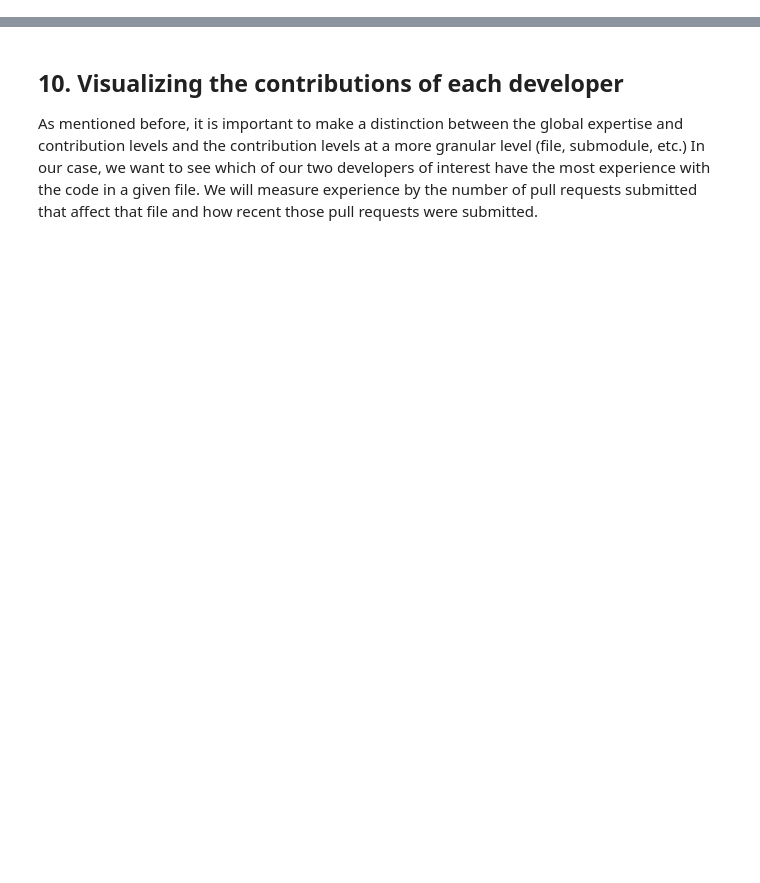
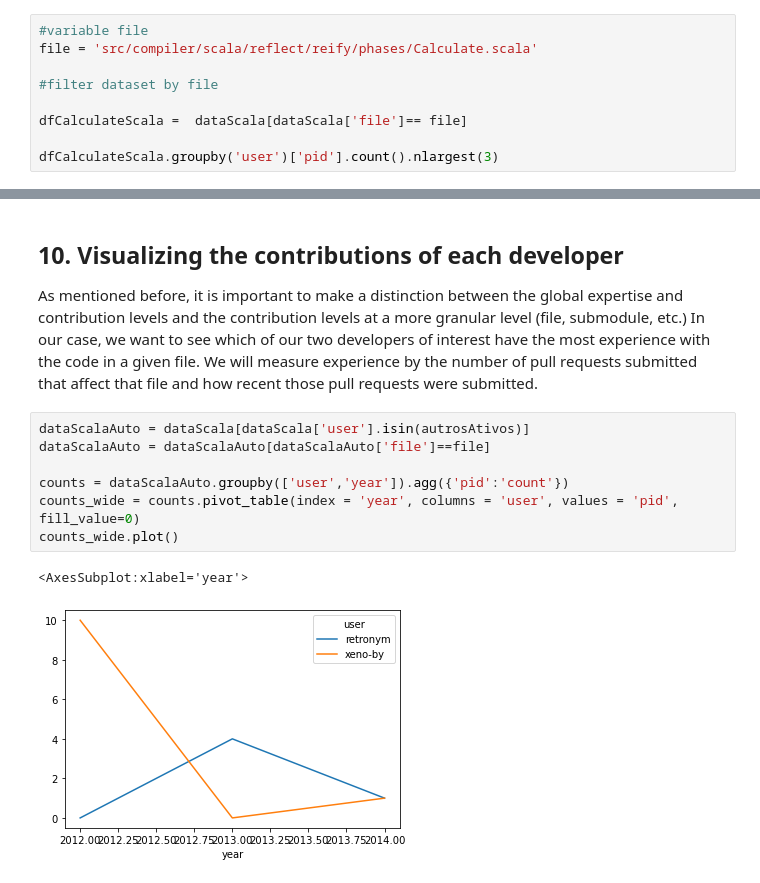
Before and after one commit to MarcMartinezM/PracticasIABigData, a Jupyter notebook: dataFrame/scala/CaseStudy_Scala.ipynb, the cells around one changed output, grey strips where cells are left out. Saved outputs shown, nothing was run; the diff lists cells and outputs as text; blank space fills up the shorter version.

```diff
--- a/dataFrame/scala/CaseStudy_Scala.ipynb
+++ b/dataFrame/scala/CaseStudy_Scala.ipynb
@@ -135,3 +158,12 @@ print(dataScalaUsers['pid'].mean())
 ## 7. Who made the most pull requests to a given file?
 <p>When contributing to a project, we might need some guidance. We might find ourselves needing some information regarding the codebase. It is important direct any questions to the right person. Contributors to open source projects generally have other day jobs, so their time is limited. It is important to address our questions to the right people. One way to identify the right target for our inquiries is by using their contribution history.</p>
 <p>We identified <code>src/compiler/scala/reflect/reify/phases/Calculate.scala</code> as being recently changed. We are interested in the top 3 developers who changed that file. Those developers are the ones most likely to have the best understanding of the code.</p>
+# %%
+#variable file
+file = 'src/compiler/scala/reflect/reify/phases/Calculate.scala'
+
+#filter dataset by file
+
+dfCalculateScala =  dataScala[dataScala['file']== file]
+
+dfCalculateScala.groupby('user')['pid'].count().nlargest(3)
@@ -145,3 +224,13 @@ print(dataScalaUsers['pid'].mean())
 # %% [markdown]
 ## 10. Visualizing the contributions of each developer
 <p>As mentioned before, it is important to make a distinction between the global expertise and contribution levels and the contribution levels at a more granular level (file, submodule, etc.) In our case, we want to see which of our two developers of interest have the most experience with the code in a given file. We will measure experience by the number of pull requests submitted that affect that file and how recent those pull requests were submitted.</p>
+# %%
+dataScalaAuto = dataScala[dataScala['user'].isin(autrosAtivos)]
+dataScalaAuto = dataScalaAuto[dataScalaAuto['file']==file]
+
+counts = dataScalaAuto.groupby(['user','year']).agg({'pid':'count'})
+counts_wide = counts.pivot_table(index = 'year', columns = 'user', values = 'pid', fill_value=0)
+counts_wide.plot()
+# %% [output]
+<AxesSubplot:xlabel='year'>
+[figure, added]
```
Also changed, not shown: parts of 6 cells of this notebook.
